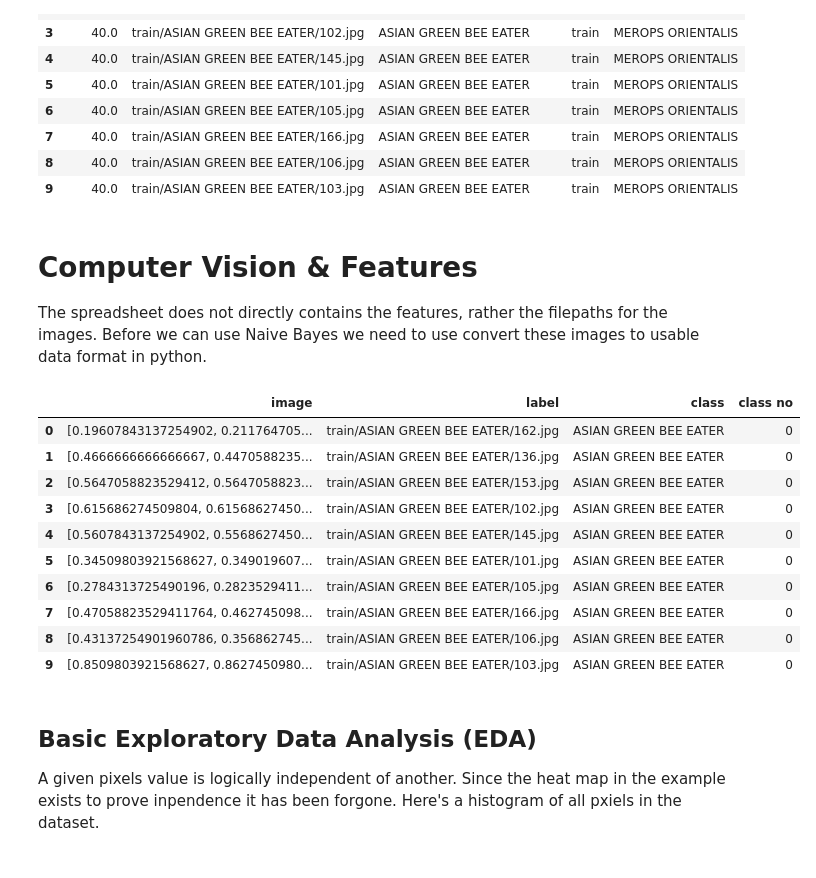
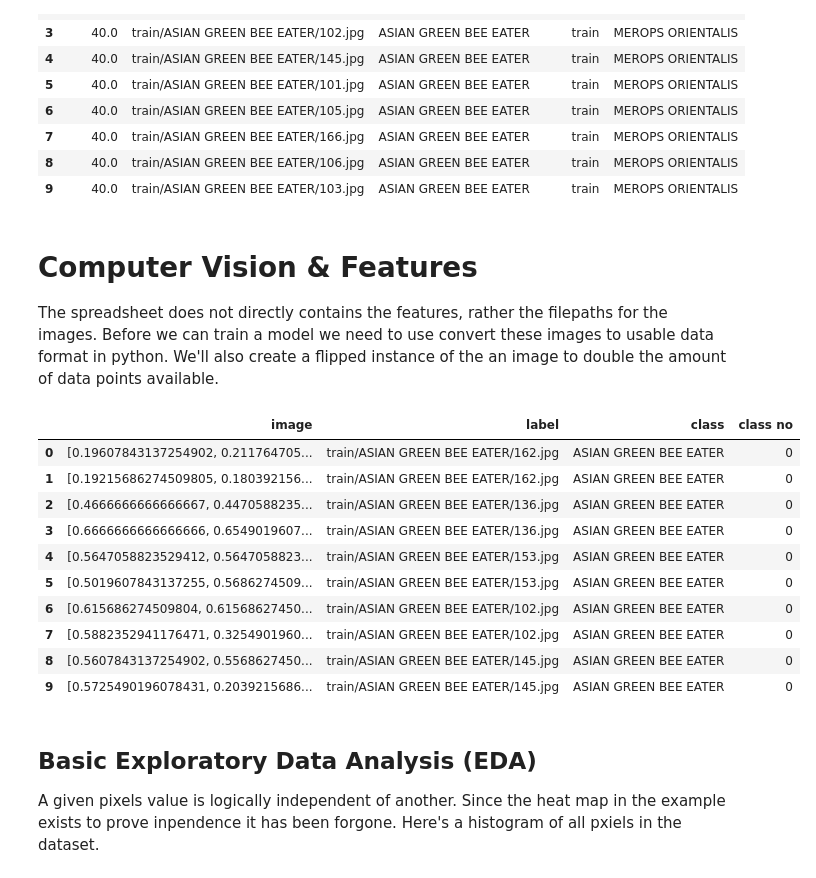
Before and after one commit to Bryan0x05/bird-classifer, a Jupyter notebook: nueral network.ipynb, the cells around one changed output. Drawn from its saved outputs; the diff is of its cells as text; code cells hidden in the pictures.

```diff
--- a/nueral network.ipynb
+++ b/nueral network.ipynb
@@ -36,58 +36,65 @@ spreadsheet_data.head(10)
 | 9 | 40.0 | train/ASIAN GREEN BEE EATER/103.jpg | ASIAN GREEN BEE EATER | train | MEROPS ORIENTALIS |
 # %% [markdown]
 # Computer Vision & Features
-The spreadsheet does not directly contains the features, rather the filepaths for the images. Before we can use Naive Bayes we need to use convert these images to usable data format in python.
+The spreadsheet does not directly contains the features, rather the filepaths for the images. Before we can train a model we need to use convert these images to usable data format in python. We'll also create a flipped instance of the an image to double the amount of data points available.
 # %%
 
 # Get a reduced size image's array of the pixel data into a dataframe to easily relate it to it's 'label'
 def load_resize_flatten_images(df, target_size=(28, 28)):
     # convert data format to feature vectors
     data = {'image':[],'label':[], 'class':[], 'class no':[]}
     for _, row in df.iterrows():
 
         # extractp pixel data from the image at the file path
         image = cv2.imread(row['filepaths'])
         # gray scale to reduce data size while retaining most data as colors well be stored as intenisity
         grayscaledImage = cv2.cvtColor(image,cv2.COLOR_BGR2GRAY)
         # resize image to smaller dimensions make data more managable
         resizedImage = cv2.resize(grayscaledImage,target_size)
         # normalization of features
         resizedImage = resizedImage / 255
+        # flipped image, to create more data points
+        flippedImage = np.flipud(resizedImage)
         # flatten into a 1D array
         imageArray = resizedImage.flatten()
-        data['image'].append(imageArray)
-        # use the filepath as an identifer to label the image data
-        data['label'].append(row['filepaths'])
-        # inded class from 0 to len(class) for confusion matrix and f1score methods from skitlearn later.
-        match row['labels']:
-            case 'ASIAN GREEN BEE EATER':
-                data['class no'].append(0)
-            case 'D-ARNAUDS BARBET':
-                data['class no'].append(1)
-            case 'HOUSE FINCH':
-                data['class no'].append(2)
-            case 'OVENBIRD':
-                data['class no'].append(3)
-            case 'RUFOUS TREPE':
-                data['class no'].append(4)
+        flippedArray = flippedImage.flatten()
+        imgs = [imageArray,flippedArray]
+        # create an entry for both flipped and non fliped versions of an image
+        # this loop is also scalable if additional variants are done
+        for ray in imgs:
+            data['image'].append(ray)
+            # use the filepath as an identifer to label the image data
+            data['label'].append(row['filepaths'])
+            # inded class from 0 to len(class) for confusion matrix and f1score methods from skitlearn later.
+            match row['labels']:
+                case 'ASIAN GREEN BEE EATER':
+                    data['class no'].append(0)
+                case 'D-ARNAUDS BARBET':
+                    data['class no'].append(1)
+                case 'HOUSE FINCH':
+                    data['class no'].append(2)
+                case 'OVENBIRD':
+                    data['class no'].append(3)
+                case 'RUFOUS TREPE':
+                    data['class no'].append(4)
 
-        data['class'].append(row['labels'])
+            data['class'].append(row['labels'])
     # encapsulate this data as a dataframe for easier handling
     return pd.DataFrame(data)
 pixelData = load_resize_flatten_images(spreadsheet_data)
 pixelData.head(10)
 # %% [output]
 |  | image | label | class | class no |
 | 0 | [0.19607843137254902, 0.211764705... | train/ASIAN GREEN BEE EATER/162.jpg | ASIAN GREEN BEE EATER | 0 |
-| 1 | [0.4666666666666667, 0.4470588235... | train/ASIAN GREEN BEE EATER/136.jpg | ASIAN GREEN BEE EATER | 0 |
-| 2 | [0.5647058823529412, 0.5647058823... | train/ASIAN GREEN BEE EATER/153.jpg | ASIAN GREEN BEE EATER | 0 |
-| 3 | [0.615686274509804, 0.61568627450... | train/ASIAN GREEN BEE EATER/102.jpg | ASIAN GREEN BEE EATER | 0 |
-| 4 | [0.5607843137254902, 0.5568627450... | train/ASIAN GREEN BEE EATER/145.jpg | ASIAN GREEN BEE EATER | 0 |
-| 5 | [0.34509803921568627, 0.349019607... | train/ASIAN GREEN BEE EATER/101.jpg | ASIAN GREEN BEE EATER | 0 |
-| 6 | [0.2784313725490196, 0.2823529411... | train/ASIAN GREEN BEE EATER/105.jpg | ASIAN GREEN BEE EATER | 0 |
-| 7 | [0.47058823529411764, 0.462745098... | train/ASIAN GREEN BEE EATER/166.jpg | ASIAN GREEN BEE EATER | 0 |
-| 8 | [0.43137254901960786, 0.356862745... | train/ASIAN GREEN BEE EATER/106.jpg | ASIAN GREEN BEE EATER | 0 |
-| 9 | [0.8509803921568627, 0.8627450980... | train/ASIAN GREEN BEE EATER/103.jpg | ASIAN GREEN BEE EATER | 0 |
+| 1 | [0.19215686274509805, 0.180392156... | train/ASIAN GREEN BEE EATER/162.jpg | ASIAN GREEN BEE EATER | 0 |
+| 2 | [0.4666666666666667, 0.4470588235... | train/ASIAN GREEN BEE EATER/136.jpg | ASIAN GREEN BEE EATER | 0 |
+| 3 | [0.6666666666666666, 0.6549019607... | train/ASIAN GREEN BEE EATER/136.jpg | ASIAN GREEN BEE EATER | 0 |
+| 4 | [0.5647058823529412, 0.5647058823... | train/ASIAN GREEN BEE EATER/153.jpg | ASIAN GREEN BEE EATER | 0 |
+| 5 | [0.5019607843137255, 0.5686274509... | train/ASIAN GREEN BEE EATER/153.jpg | ASIAN GREEN BEE EATER | 0 |
+| 6 | [0.615686274509804, 0.61568627450... | train/ASIAN GREEN BEE EATER/102.jpg | ASIAN GREEN BEE EATER | 0 |
+| 7 | [0.5882352941176471, 0.3254901960... | train/ASIAN GREEN BEE EATER/102.jpg | ASIAN GREEN BEE EATER | 0 |
+| 8 | [0.5607843137254902, 0.5568627450... | train/ASIAN GREEN BEE EATER/145.jpg | ASIAN GREEN BEE EATER | 0 |
+| 9 | [0.5725490196078431, 0.2039215686... | train/ASIAN GREEN BEE EATER/145.jpg | ASIAN GREEN BEE EATER | 0 |
 # %% [markdown]
 ## Basic Exploratory Data Analysis (EDA)
 A given pixels value is logically independent of another. Since the heat map in the example exists to prove inpendence it has been forgone.
```
Also changed, not shown: parts of 7 cells of this notebook.
